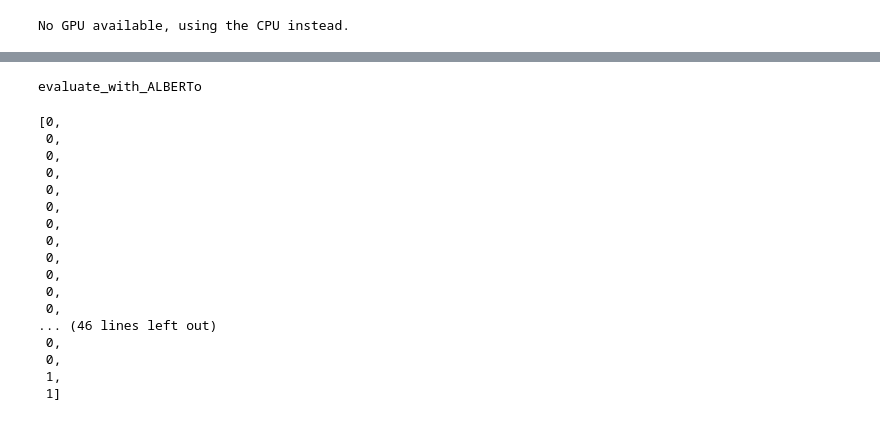
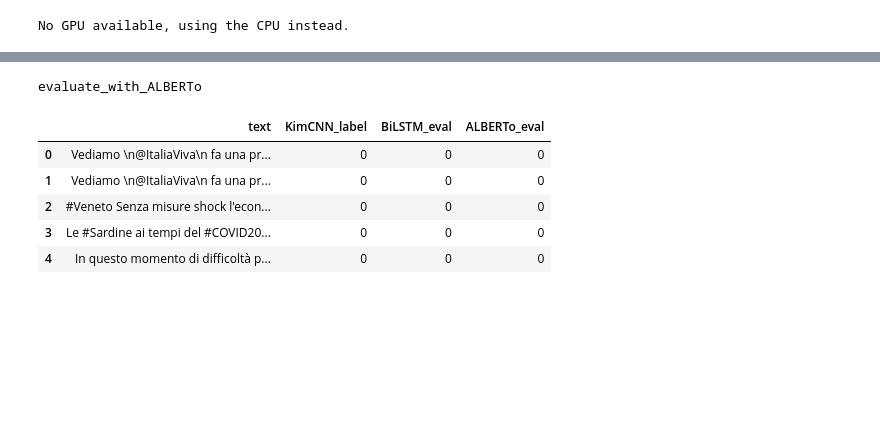
Before and after one commit to GiovanniSorice/Hate_Speech_Detection, a Jupyter notebook: notebooks/scraper_tweet_evaluate.ipynb, the cells around one changed output, grey strips where cells are left out. Drawn from its saved outputs; the diff is of its cells as text; code cells hidden in the pictures; blank space fills up the shorter version.

```diff
--- a/notebooks/scraper_tweet_evaluate.ipynb
+++ b/notebooks/scraper_tweet_evaluate.ipynb
@@ -672,6 +666,6 @@ for i in range(5):
 for i in range(4):
   model_path_list_ALBERTo.append(base_model_path_ALBERTo + "model_{0}".format(i))
 # %%
-evaluate_with_KimCNN(dataset_path, bad_words_path, model_path_list_KimCNN)
+KimCNN_eval = evaluate_with_KimCNN(dataset_path, bad_words_path, model_path_list_KimCNN)
 # %% [output]
 Evaluate_with_KimCNN
@@ -696,5 +675,5 @@ Evaluate_with_KimCNN
 # %%
-evaluate_with_BiLSTM(dataset_path, bad_words_path, model_path_list_BiLSTM)
+BiLSTM_eval = evaluate_with_BiLSTM(dataset_path, bad_words_path, model_path_list_BiLSTM)
 # %% [output]
 evaluate_with_BiLSTM
 6 out of the last 11 calls to <function Model.make_predict_function.<locals>.predict_function at 0x...> triggered tf.function retracing. Tracing is expensive and the excessive number of tracings could ...
@@ -722,21 +684,19 @@ evaluate_with_BiLSTM
 # %%
-evaluate_with_ALBERTo(dataset_path, model_path_list_ALBERTo)
+ALBERTo_eval = evaluate_with_ALBERTo(dataset_path, model_path_list_ALBERTo)
 # %% [output]
 evaluate_with_ALBERTo
-[0,
- 0,
- 0,
- 0,
- 0,
- 0,
- 0,
- 0,
- 0,
- 0,
- 0,
- 0,
-... (46 lines left out)
- 0,
- 0,
- 1,
- 1]
+# %%
+data = pd.read_csv(dataset_path,sep=',', index_col=0)
+data.rename(columns={"Text": "text"}, inplace=True)
+# %%
+data['KimCNN_label'] = KimCNN_eval
+data['BiLSTM_eval'] = BiLSTM_eval
+data['ALBERTo_eval'] = ALBERTo_eval
+data.head()
+# %% [output]
+|  | text | KimCNN_label | BiLSTM_eval | ALBERTo_eval |
+| 0 | Vediamo \n@ItaliaViva\n fa una pr... | 0 | 0 | 0 |
+| 1 | Vediamo \n@ItaliaViva\n fa una pr... | 0 | 0 | 0 |
+| 2 | #Veneto Senza misure shock l'econ... | 0 | 0 | 0 |
+| 3 | Le #Sardine ai tempi del #COVID20... | 0 | 0 | 0 |
+| 4 | In questo momento di difficoltà p... | 0 | 0 | 0 |
```
Also changed, not shown: parts of 6 cells of this notebook.
